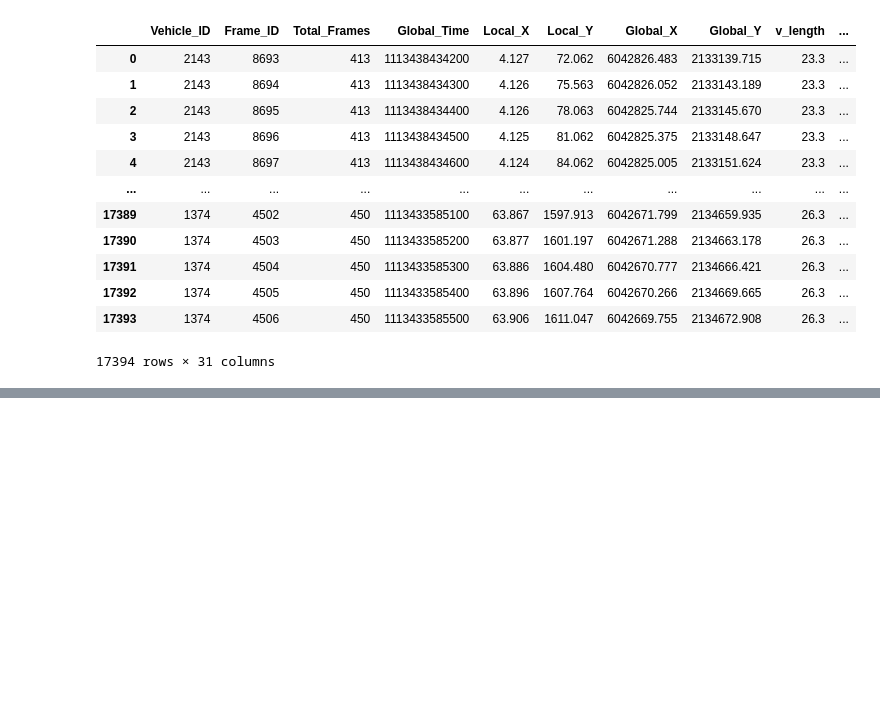
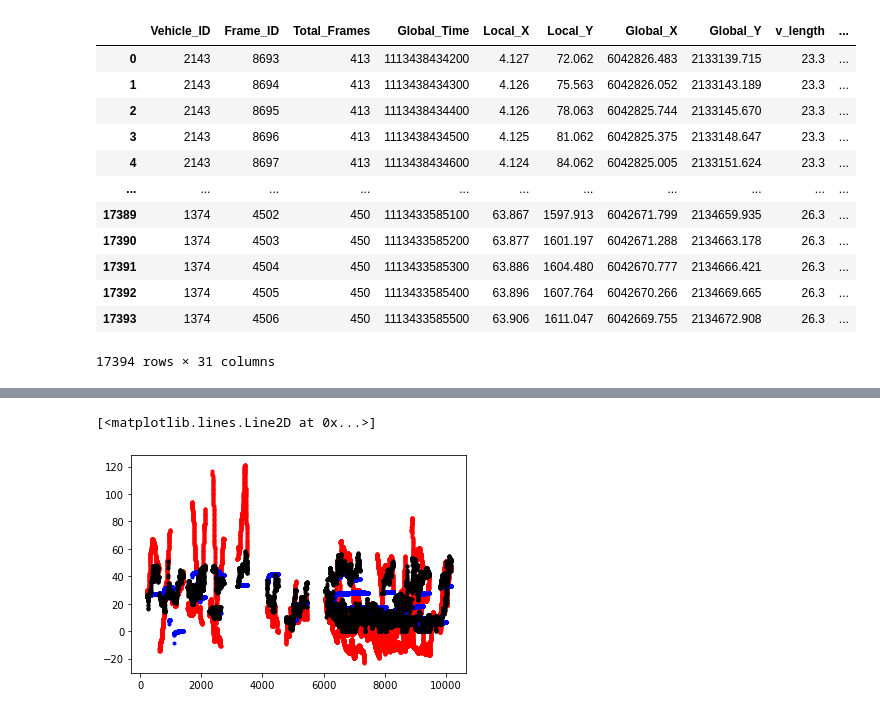
Before and after one commit to darpitydarp/ECI-256-Urban-Traffic, a Jupyter notebook: Problem 3 Part 2.ipynb, the cells around one changed output, grey strips where cells are left out. Cells and saved outputs as stored; diff of their text form; code cells hidden in the pictures; blank space fills up the shorter version.

```diff
--- a/Problem 3 Part 2.ipynb
+++ b/Problem 3 Part 2.ipynb
@@ -214,0 +231,13 @@ display(trucks_2)
+# %%
+# Plot for truck following a car
+truck_car_frames = truck_car_CMC['Frame_ID']
+truck_car_observed_speeds = truck_car_CMC['v_Vel']
+truck_car_CMC_speeds = truck_car_CMC['CMC Speed']
+truck_car_GM_speeds = trucks_2['GM Speed']
+
+plt.plot(truck_car_frames, truck_car_CMC_speeds, '.', color='red')
+plt.plot(truck_car_frames, truck_car_GM_speeds, '.', color='blue')
+plt.plot(truck_car_frames, truck_car_observed_speeds, '.', color='black')
+# %% [output]
+[<matplotlib.lines.Line2D at 0x...>]
+[figure, added]
```
Also changed, not shown: parts of 3 cells of this notebook.
